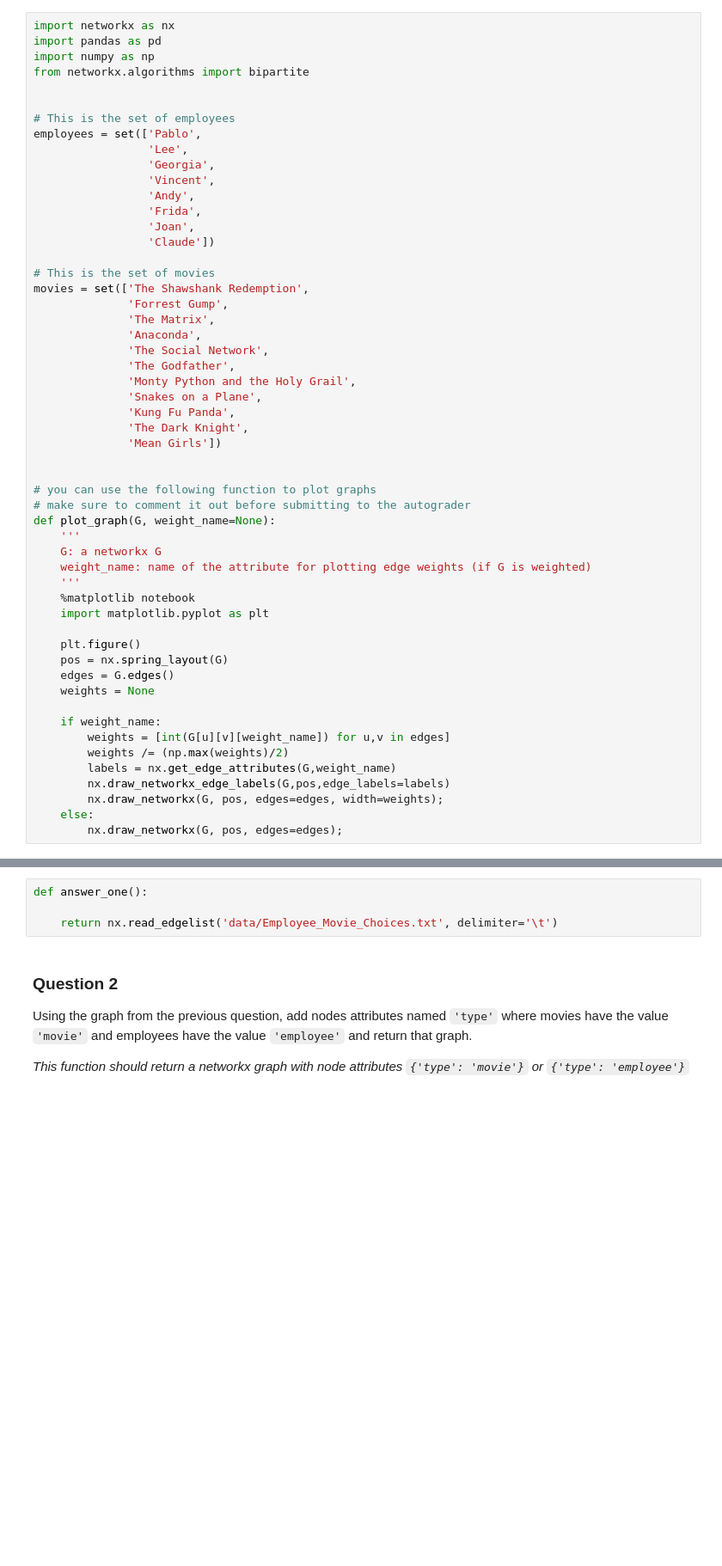
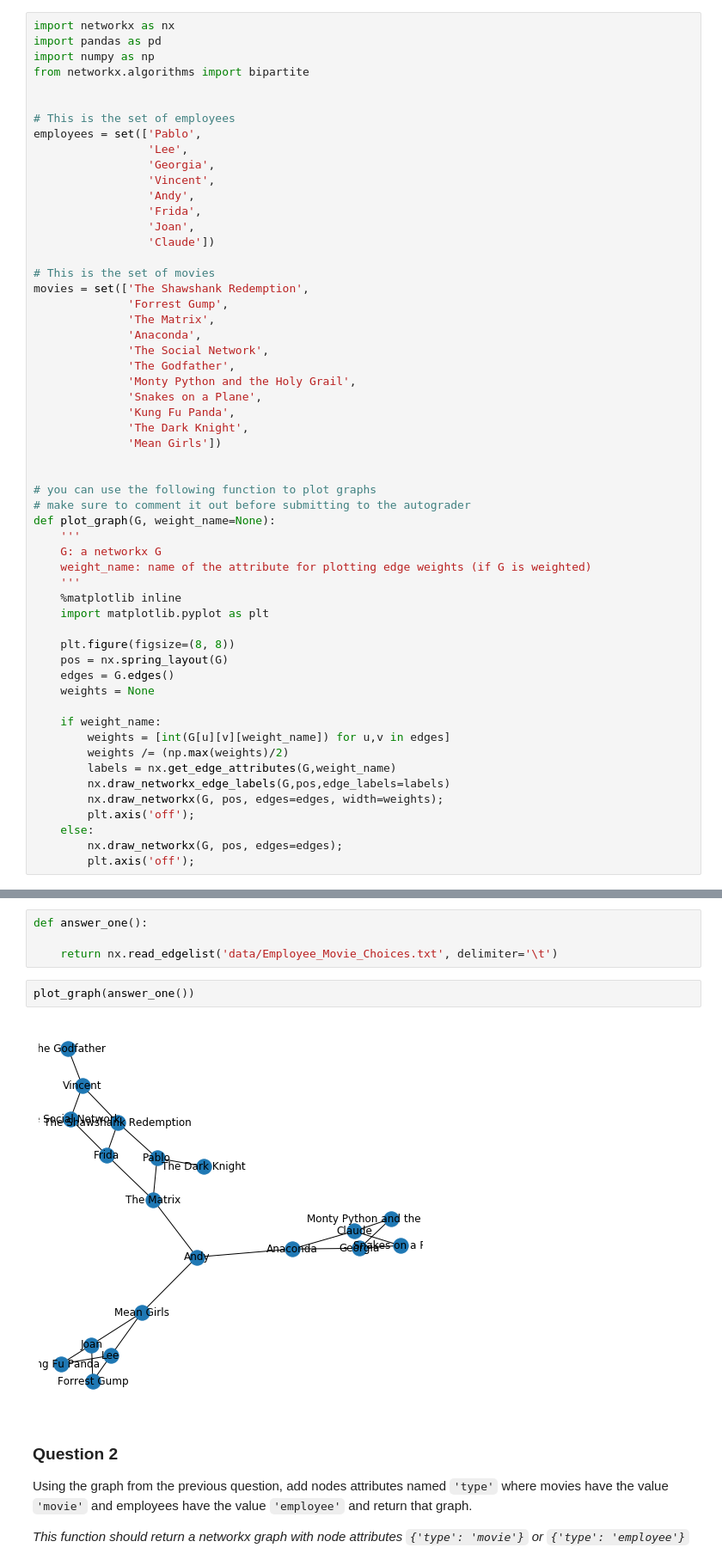
Before and after one commit to sfczekalski/social_network_analysis, a Jupyter notebook: coursera_assignments/Assignment+1.ipynb, the cells around one changed output, grey strips where cells are left out. Shown at 86% size. Saved outputs shown, nothing was run; the diff lists cells and outputs as text; blank space fills up the shorter version.

Commit message:
Assignment notebook improved.

```diff
--- a/coursera_assignments/Assignment+1.ipynb
+++ b/coursera_assignments/Assignment+1.ipynb
@@ -52,10 +52,10 @@ def plot_graph(G, weight_name=None):
     G: a networkx G
     weight_name: name of the attribute for plotting edge weights (if G is weighted)
     '''
-    %matplotlib notebook
+    %matplotlib inline
     import matplotlib.pyplot as plt
 
-    plt.figure()
+    plt.figure(figsize=(8, 8))
     pos = nx.spring_layout(G)
     edges = G.edges()
     weights = None
@@ -66,8 +66,10 @@ def plot_graph(G, weight_name=None):
         labels = nx.get_edge_attributes(G,weight_name)
         nx.draw_networkx_edge_labels(G,pos,edge_labels=labels)
         nx.draw_networkx(G, pos, edges=edges, width=weights);
+        plt.axis('off');
     else:
         nx.draw_networkx(G, pos, edges=edges);
+        plt.axis('off');
 # %% [markdown]
 ### Question 1
 
@@ -78,6 +80,10 @@ Using NetworkX, load in the bipartite graph from `Employee_Movie_Choices.txt` an
 def answer_one():
 
     return nx.read_edgelist('data/Employee_Movie_Choices.txt', delimiter='\t')
+# %%
+plot_graph(answer_one())
+# %% [output]
+[figure, added]
 # %% [markdown]
 ### Question 2
 
```
Also changed, not shown: parts of 4 cells of this notebook, 1 other file.
